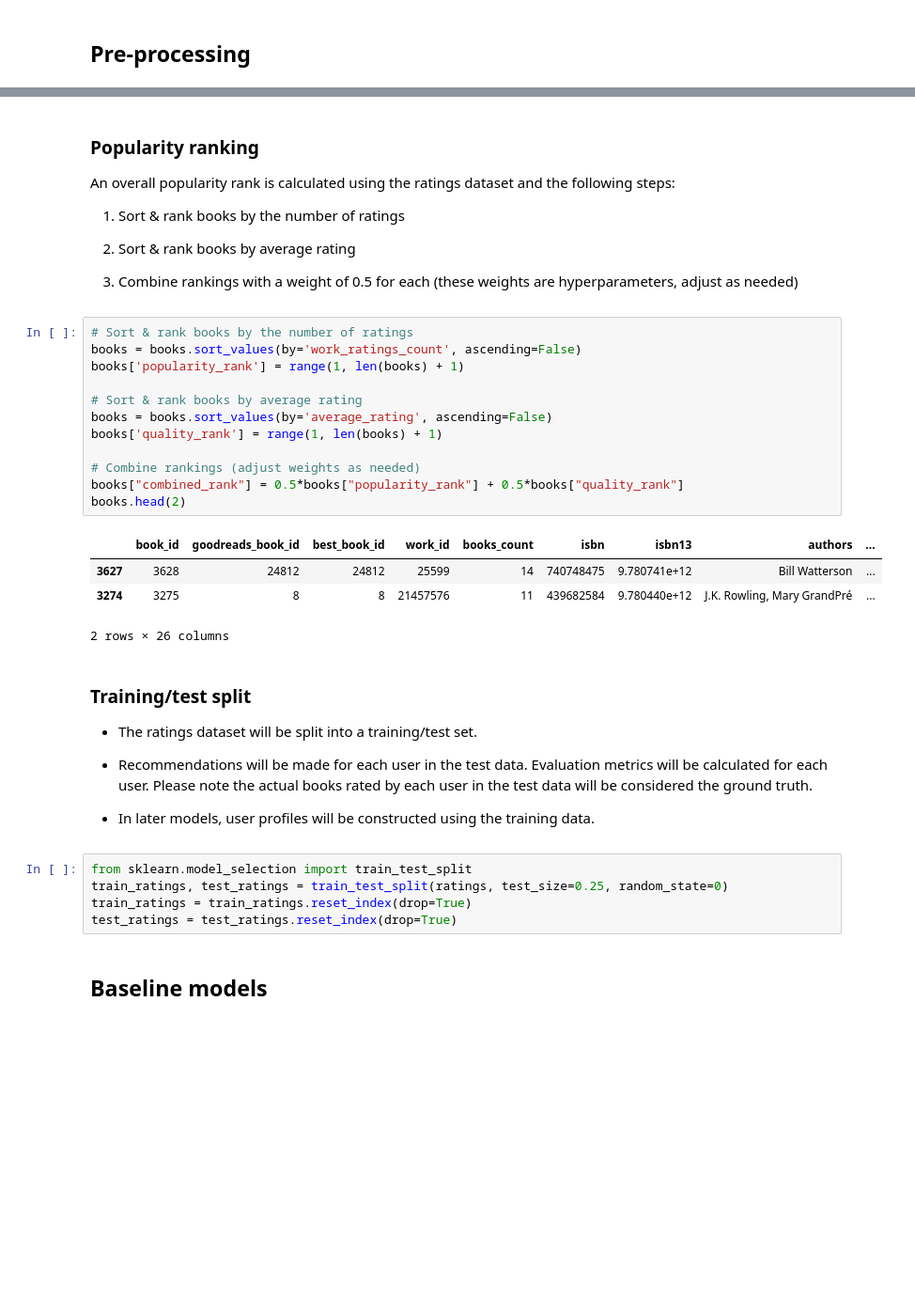
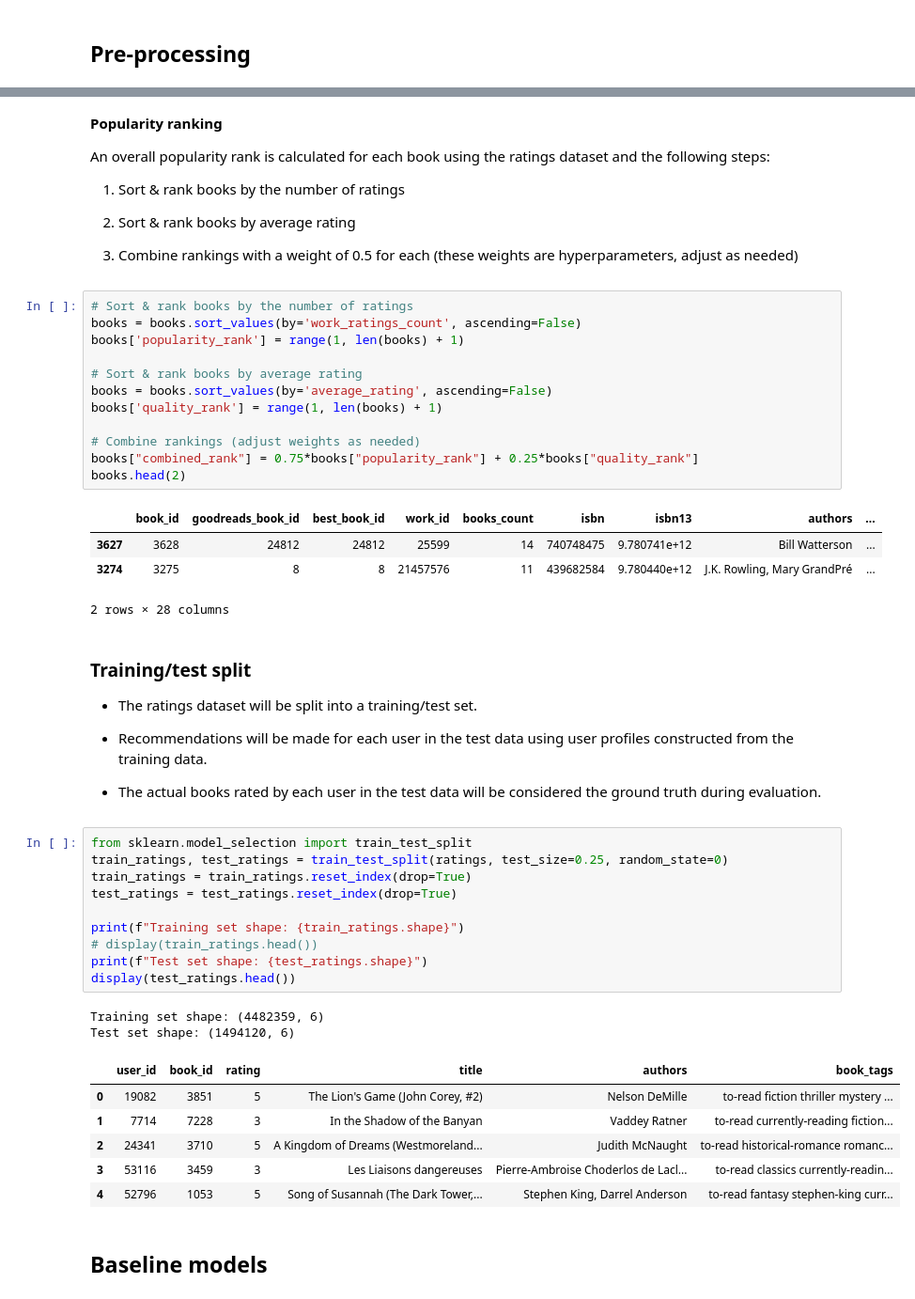
Before and after one commit to earth1987/book-content-based-recommender, a Jupyter notebook: notebooks/content_based_recommendation.ipynb, the cells around one changed output, grey strips where cells are left out. Shown at 94% size. Drawn from its saved outputs; the diff is of its cells as text; blank space fills up the shorter version.

```diff
--- a/notebooks/content_based_recommendation.ipynb
+++ b/notebooks/content_based_recommendation.ipynb
@@ -382,7 +554,7 @@ tags[tags.duplicated()]
 # %% [markdown]
-### Popularity ranking
+**Popularity ranking**
 
-An overall popularity rank is calculated using the ratings dataset and the following steps:
+An overall popularity rank is calculated for each book using the ratings dataset and the following steps:
 
 1. Sort & rank books by the number of ratings
 
@@ -399,25 +571,39 @@ books = books.sort_values(by='average_rating', ascending=False)
 books['quality_rank'] = range(1, len(books) + 1)
 
 # Combine rankings (adjust weights as needed)
-books["combined_rank"] = 0.5*books["popularity_rank"] + 0.5*books["quality_rank"]
+books["combined_rank"] = 0.75*books["popularity_rank"] + 0.25*books["quality_rank"]
 books.head(2)
 # %% [output]
 |  | book_id | goodreads_book_id | best_book_id | work_id | books_count | isbn | isbn13 | authors | ... |
 | 3627 | 3628 | 24812 | 24812 | 25599 | 14 | 740748475 | 9.780741e+12 | Bill Watterson | ... |
 | 3274 | 3275 | 8 | 8 | 21457576 | 11 | 439682584 | 9.780440e+12 | J.K. Rowling, Mary GrandPré | ... |
-2 rows × 26 columns
+2 rows × 28 columns
 # %% [markdown]
 ### Training/test split
 * The ratings dataset will be split into a training/test set.
 
-* Recommendations will be made for each user in the test data. Evaluation metrics will be calculated for each user. Please note the actual books rated by each user in the test data will be considered the ground truth.
+* Recommendations will be made for each user in the test data using user profiles constructed from the training data.
 
-* In later models, user profiles will be constructed using the training data.
+* The actual books rated by each user in the test data will be considered the ground truth during evaluation.
 # %%
 from sklearn.model_selection import train_test_split
 train_ratings, test_ratings = train_test_split(ratings, test_size=0.25, random_state=0)
 train_ratings = train_ratings.reset_index(drop=True)
 test_ratings = test_ratings.reset_index(drop=True)
+
+print(f"Training set shape: {train_ratings.shape}")
+# display(train_ratings.head())
+print(f"Test set shape: {test_ratings.shape}")
+display(test_ratings.head())
+# %% [output]
+Training set shape: (4482359, 6)
+Test set shape: (1494120, 6)
+|  | user_id | book_id | rating | title | authors | book_tags |
+| 0 | 19082 | 3851 | 5 | The Lion's Game (John Corey, #2) | Nelson DeMille | to-read fiction thriller mystery ... |
+| 1 | 7714 | 7228 | 3 | In the Shadow of the Banyan | Vaddey Ratner | to-read currently-reading fiction... |
+| 2 | 24341 | 3710 | 5 | A Kingdom of Dreams (Westmoreland... | Judith McNaught | to-read historical-romance romanc... |
+| 3 | 53116 | 3459 | 3 | Les Liaisons dangereuses | Pierre-Ambroise Choderlos de Lacl... | to-read classics currently-readin... |
+| 4 | 52796 | 1053 | 5 | Song of Susannah (The Dark Tower,... | Stephen King, Darrel Anderson | to-read fantasy stephen-king curr... |
 # %% [markdown]
 ## Baseline models
 # %% [markdown]
```
Also changed, not shown: parts of 36 cells of this notebook, 1 other file.
